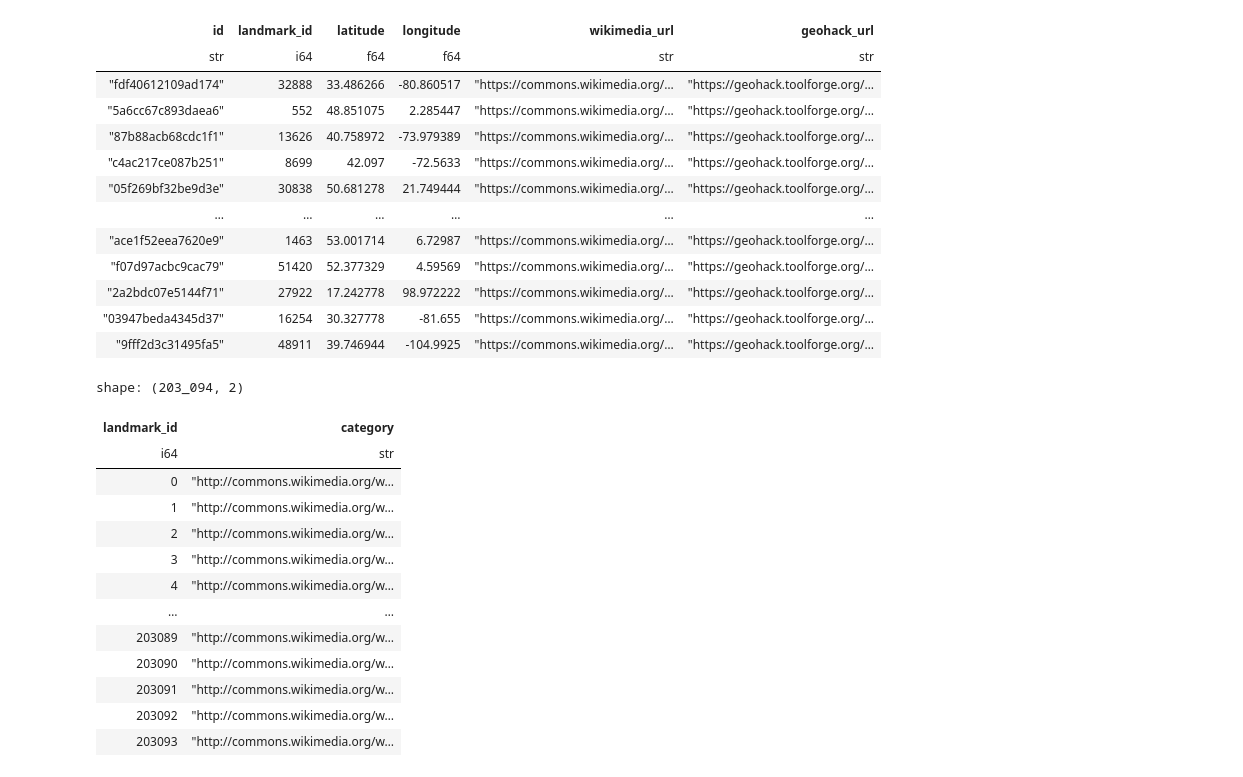
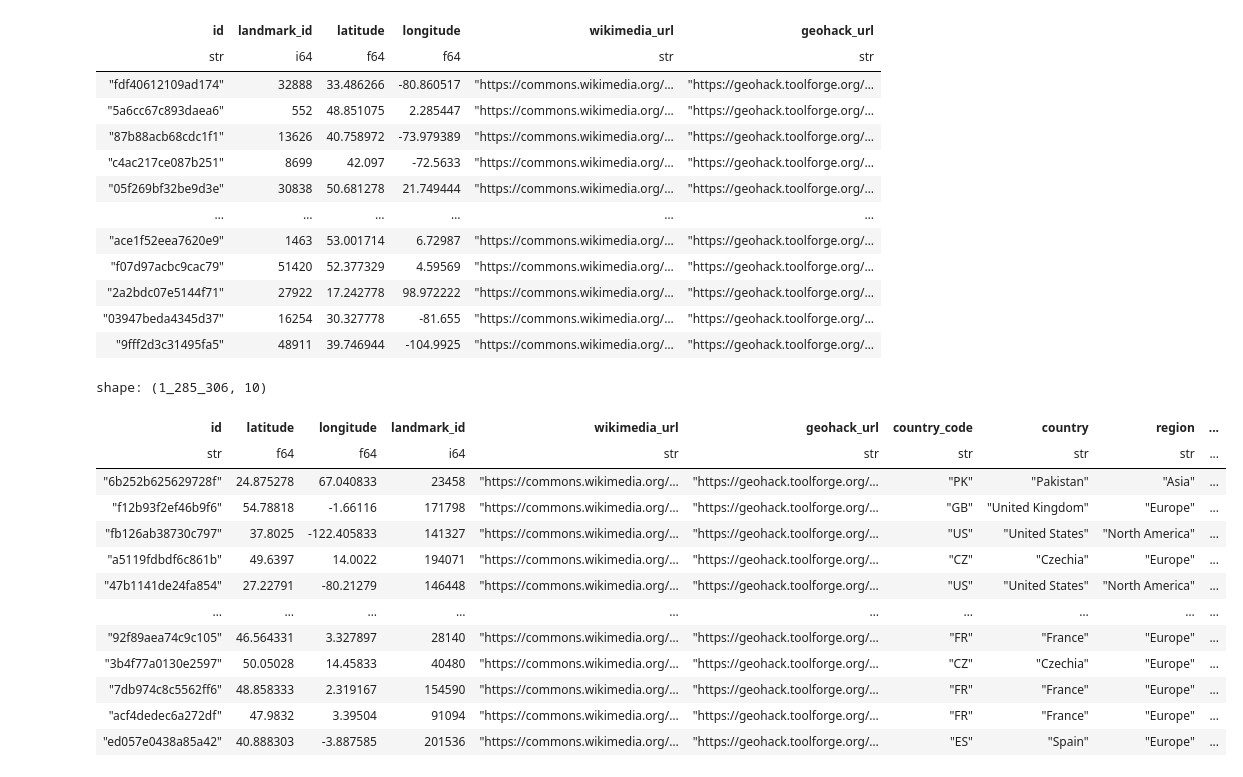
Before and after one commit to fhrzn/geocir, a Jupyter notebook: notebooks/idk.ipynb, the cells around one changed output. Saved outputs shown, nothing was run; the diff lists cells and outputs as text; code cells hidden in the pictures.

```diff
--- a/notebooks/idk.ipynb
+++ b/notebooks/idk.ipynb
@@ -208,22 +208,20 @@ with open("../../index-img.txt", "w") as f:
     for item in df.select("id").to_numpy().squeeze().tolist():
         f.write(f"{item}.jpg\n")
 # %%
-train = pl.read_csv("../../datasets/google-landmark/raw-csv/train_label_to_category.csv")
-train.sample(25).write_csv("../sample.csv")
+train = pl.read_csv("/mnt/yokoyamalab-nas/gldv2-full/train_set.csv")
+train
+# %% [output]
+shape: (1_285_306, 10)
+| id | latitude | longitude | landmark_id | wikimedia_url | geohack_url | country_code | country | region | ... |
+| str | f64 | f64 | i64 | str | str | str | str | str | ... |
+| "6b252b625629728f" | 24.875278 | 67.040833 | 23458 | "https://commons.wikimedia.org/… | "https://geohack.toolforge.org/… | "PK" | "Pakistan" | "Asia" | ... |
+| "f12b93f2ef46b9f6" | 54.78818 | -1.66116 | 171798 | "https://commons.wikimedia.org/… | "https://geohack.toolforge.org/… | "GB" | "United Kingdom" | "Europe" | ... |
+| "fb126ab38730c797" | 37.8025 | -122.405833 | 141327 | "https://commons.wikimedia.org/… | "https://geohack.toolforge.org/… | "US" | "United States" | "North America" | ... |
+| "a5119fdbdf6c861b" | 49.6397 | 14.0022 | 194071 | "https://commons.wikimedia.org/… | "https://geohack.toolforge.org/… | "CZ" | "Czechia" | "Europe" | ... |
+| "47b1141de24fa854" | 27.22791 | -80.21279 | 146448 | "https://commons.wikimedia.org/… | "https://geohack.toolforge.org/… | "US" | "United States" | "North America" | ... |
+| … | … | … | … | … | … | … | … | … | ... |
+| "92f89aea74c9c105" | 46.564331 | 3.327897 | 28140 | "https://commons.wikimedia.org/… | "https://geohack.toolforge.org/… | "FR" | "France" | "Europe" | ... |
+| "3b4f77a0130e2597" | 50.05028 | 14.45833 | 40480 | "https://commons.wikimedia.org/… | "https://geohack.toolforge.org/… | "CZ" | "Czechia" | "Europe" | ... |
+| "7db974c8c5562ff6" | 48.858333 | 2.319167 | 154590 | "https://commons.wikimedia.org/… | "https://geohack.toolforge.org/… | "FR" | "France" | "Europe" | ... |
+| "acf4dedec6a272df" | 47.9832 | 3.39504 | 91094 | "https://commons.wikimedia.org/… | "https://geohack.toolforge.org/… | "FR" | "France" | "Europe" | ... |
+| "ed057e0438a85a42" | 40.888303 | -3.887585 | 201536 | "https://commons.wikimedia.org/… | "https://geohack.toolforge.org/… | "ES" | "Spain" | "Europe" | ... |
-# %%
-train
-# %% [output]
-shape: (203_094, 2)
-| landmark_id | category |
-| i64 | str |
-| 0 | "http://commons.wikimedia.org/w… |
-| 1 | "http://commons.wikimedia.org/w… |
-| 2 | "http://commons.wikimedia.org/w… |
-| 3 | "http://commons.wikimedia.org/w… |
-| 4 | "http://commons.wikimedia.org/w… |
-| … | … |
-| 203089 | "http://commons.wikimedia.org/w… |
-| 203090 | "http://commons.wikimedia.org/w… |
-| 203091 | "http://commons.wikimedia.org/w… |
-| 203092 | "http://commons.wikimedia.org/w… |
-| 203093 | "http://commons.wikimedia.org/w… |
```
Also changed, not shown: parts of 4 cells of this notebook, 7 other files.
